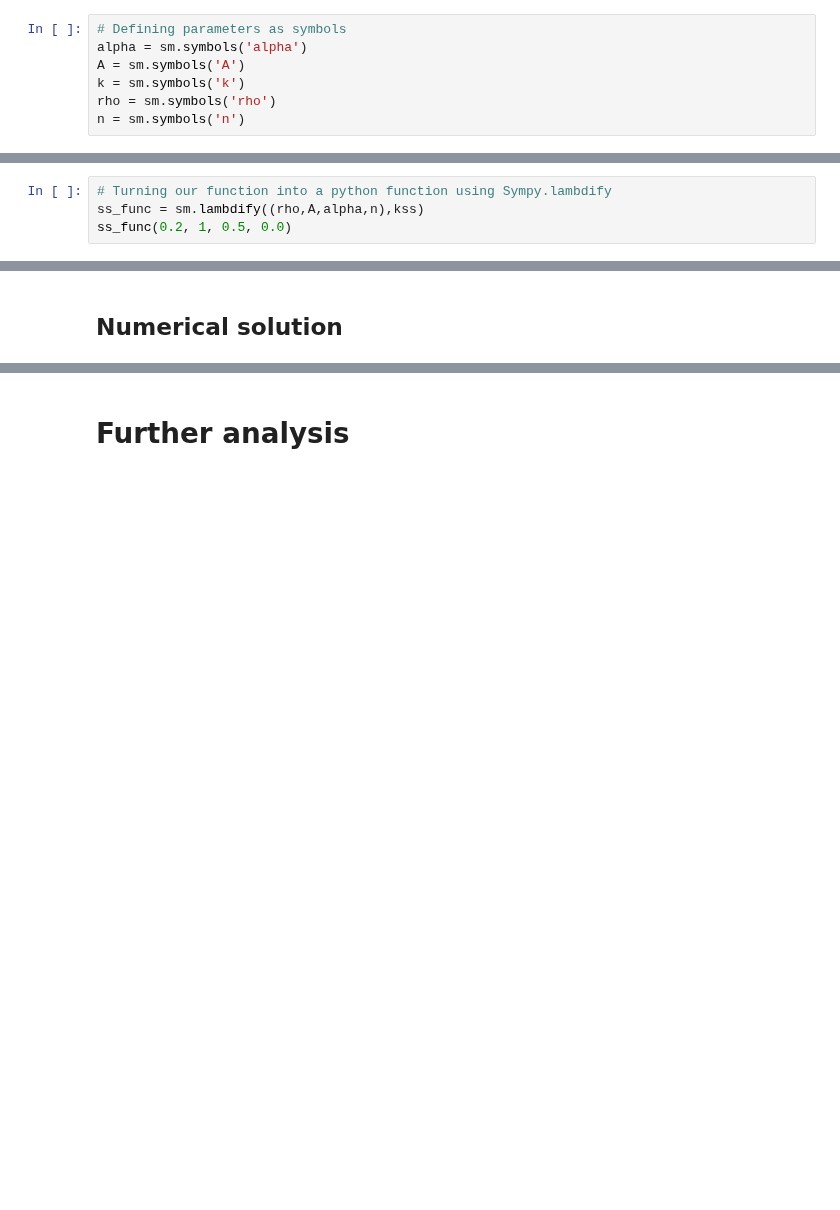
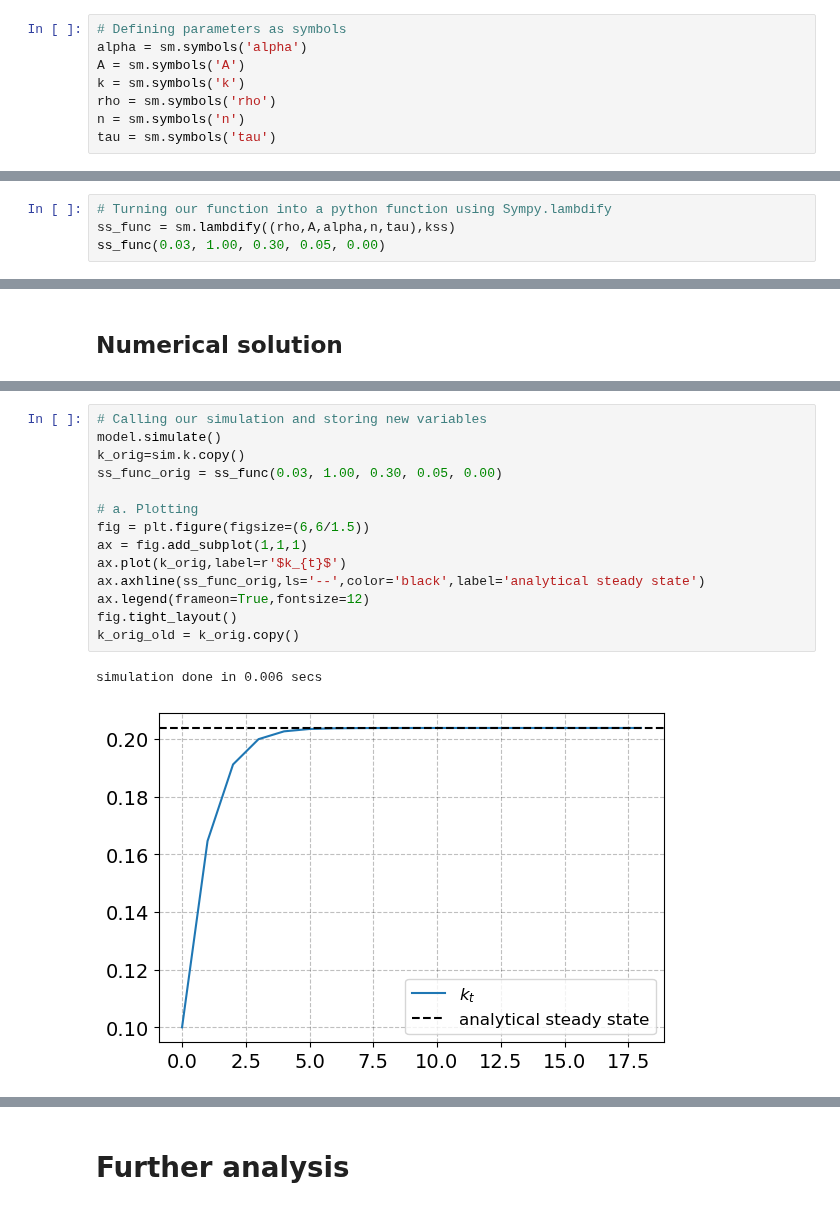
Before and after one commit to NumEconCopenhagen/projects-2023-julie-ida-ida, a Jupyter notebook: modelproject/modelproject.ipynb, the cells around one changed output, grey strips where cells are left out. Saved outputs shown, nothing was run; the diff lists cells and outputs as text; blank space fills up the shorter version.

```diff
--- a/modelproject/modelproject.ipynb
+++ b/modelproject/modelproject.ipynb
@@ -152,6 +149,7 @@ A = sm.symbols('A')
 k = sm.symbols('k')
 rho = sm.symbols('rho')
 n = sm.symbols('n')
+tau = sm.symbols('tau')
 # %%
 # Solving for steady state using Sympy.solve
 steady_state = sm.Eq(k, (A*(1-alpha)*k**alpha)/((1+n)*(2+rho)))
@@ -166,6 +166,6 @@ k^* = \bigr[\frac{A(1-\alpha)}{(1+n)(2+\rho)}\bigr]^\frac{1}{1-\alpha}
 $$
 # %%
 # Turning our function into a python function using Sympy.lambdify
-ss_func = sm.lambdify((rho,A,alpha,n),kss)
-ss_func(0.2, 1, 0.5, 0.0)
+ss_func = sm.lambdify((rho,A,alpha,n,tau),kss)
+ss_func(0.03, 1.00, 0.30, 0.05, 0.00)
 # %% [output]
@@ -232,0 +230,17 @@ kss_test = ((1-par.alpha)/((1+par.n)*(2+par.rho)))**(1/(1-par.alpha))
+# %%
+# Calling our simulation and storing new variables
+model.simulate()
+k_orig=sim.k.copy()
+ss_func_orig = ss_func(0.03, 1.00, 0.30, 0.05, 0.00)
+
+# a. Plotting
+fig = plt.figure(figsize=(6,6/1.5))
+ax = fig.add_subplot(1,1,1)
+ax.plot(k_orig,label=r'$k_{t}$')
+ax.axhline(ss_func_orig,ls='--',color='black',label='analytical steady state')
+ax.legend(frameon=True,fontsize=12)
+fig.tight_layout()
+k_orig_old = k_orig.copy()
+# %% [output]
+simulation done in 0.006 secs
+[figure, added]
```
Also changed, not shown: parts of 19 cells of this notebook, 3 other files.
